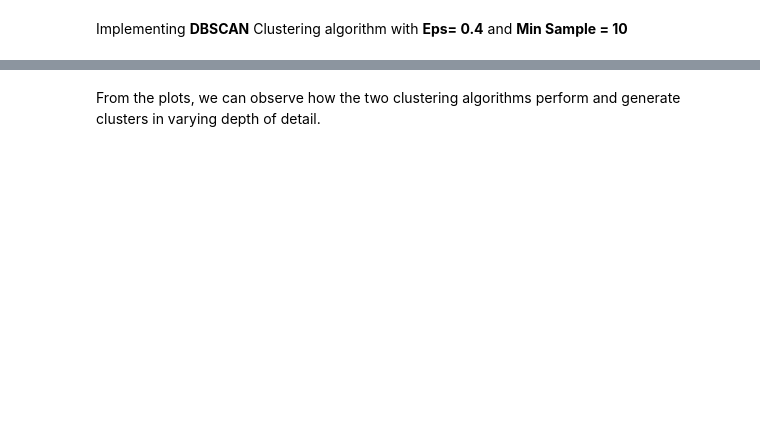
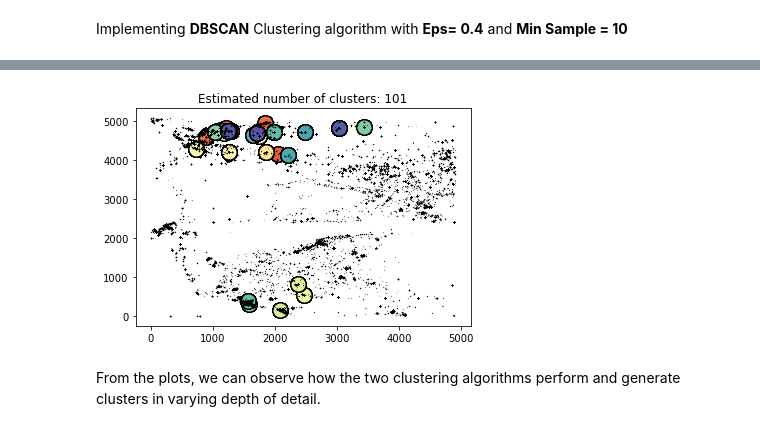
Before and after one commit to vataliya/machine_learning_in_cyber_security, a Jupyter notebook: c5_kmeans_dbscan_clustering/challenge_5.ipynb, the cells around one changed output, grey strips where cells are left out. Drawn from its saved outputs; the diff is of its cells as text; code cells hidden in the pictures; blank space fills up the shorter version.

```diff
--- a/c5_kmeans_dbscan_clustering/challenge_5.ipynb
+++ b/c5_kmeans_dbscan_clustering/challenge_5.ipynb
@@ -271,0 +289,11 @@ plt.show()
+# %%
+start = time.time()
+clustering = DBSCAN(eps=0.4, min_samples=100).fit(aws)
+end = time.time()
+duration = end-start
+print('Time Elapsed: {x} seconds'.format(x=duration))
+labels = clustering.labels_
+X = aws.iloc[:,:].values
+n_clusters_ = len(set(labels)) - (1 if -1 in labels else 0)
+n_noise_ = list(labels).count(-1)
+print('Number of Cluster:',n_clusters_,' and Noise:', n_noise_)
@@ -272,2 +303,29 @@ plt.show()
+# %%
+# Plotting the DBSCAN Clusters:
+unique_labels = set(labels)
+colors = [plt.cm.Spectral(each)
+          for each in np.linspace(0, 1, len(unique_labels))]
+core_samples_mask = np.zeros_like(clustering.labels_, dtype=bool)
+core_samples_mask[clustering.core_sample_indices_] = True
+
+for k, col in zip(unique_labels, colors):
+    if k == -1:
+        # Black used for noise.
+        col = [0, 0, 0, 1]
+
+    class_member_mask = (labels == k)
+
+    xy = X[class_member_mask & core_samples_mask]
+    plt.plot(xy[:, 8], xy[:, 9], 'o', markerfacecolor=tuple(col),
+             markeredgecolor='k', markersize=15)
+
+    xy = X[class_member_mask & ~core_samples_mask]
+    plt.plot(xy[:, 8], xy[:, 9], 'o', markerfacecolor=tuple(col),
+             markeredgecolor='k', markersize=0.1)
+
+plt.title('Estimated number of clusters: %d' % n_clusters_)
+plt.show()
+# %% [output]
+[figure, added]
 # %% [markdown]
 From the plots, we can observe how the two clustering algorithms perform and generate clusters in varying depth of detail.
```
Also changed, not shown: parts of 9 cells of this notebook.
